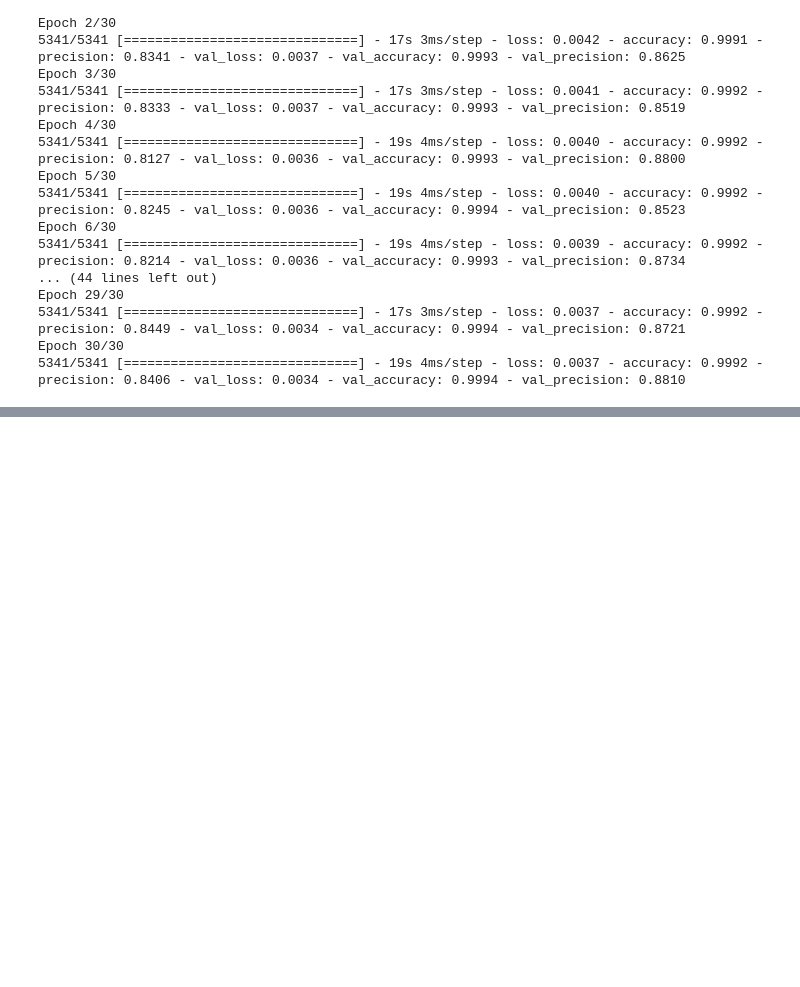
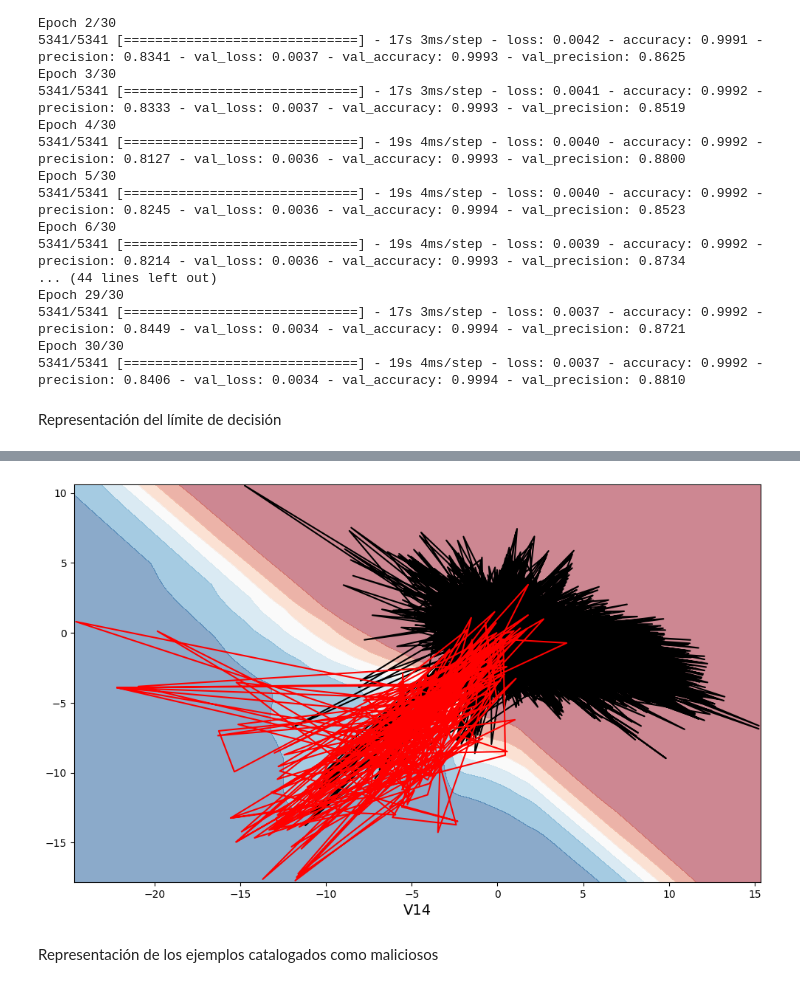
Before and after one commit to LuisPerdomo123/Inteligencia-Computacional, a Jupyter notebook: Classification_MLP_Caso_Practico_II.ipynb, the cells around one changed output, grey strips where cells are left out. Drawn from its saved outputs; the diff is of its cells as text; code cells hidden in the pictures; blank space fills up the shorter version.

```diff
--- a/Classification_MLP_Caso_Practico_II.ipynb
+++ b/Classification_MLP_Caso_Practico_II.ipynb
@@ -248,3 +248,28 @@ Epoch 29/30
 5341/5341 [==============================] - 17s 3ms/step - loss: 0.0037 - accuracy: 0.9992 - precision: 0.8449 - val_loss: 0.0034 - val_accuracy: 0.9994 - val_precision: 0.8721
 Epoch 30/30
 5341/5341 [==============================] - 19s 4ms/step - loss: 0.0037 - accuracy: 0.9992 - precision: 0.8406 - val_loss: 0.0034 - val_accuracy: 0.9994 - val_precision: 0.8810
+# %% [markdown]
+Representación del límite de decisión
+# %%
+def plot_ann_decision_boundary(X, y, model, steps=1000):
+  mins = X.min(axis=0) - 0.1
+  maxs = X.max(axis=0) + 0.1
+
+  xx, yy = np.meshgrid(np.linspace(mins[0], maxs[0], 1000),
+                       np.linspace(mins[1], maxs[1], 1000))
+
+  labels = model.predict(np.c_[xx.ravel(), yy.ravel()])
+  Z = labels.reshape(xx.shape)
+
+  plt.contourf(xx, yy, Z, cmap="RdBu", alpha=0.5)
+
+  plt.plot(X[:, 0][y==0], X[:, 1][y==0], 'k', markersize=2)
+  plt.plot(X[:, 0][y==1], X[:, 1][y==1], 'r', markersize=2)
+
+  plt.xlabel("V10", fontsize=14)
+  plt.xlabel("V14", fontsize=14)
+# %%
+plt.figure(figsize=(12, 7))
+plot_ann_decision_boundary(X_train_reduced.values, y_train, model)
+plt.show()
+# %% [output]
@@ -250,0 +277,3 @@ Epoch 30/30
+[figure, added]
+# %% [markdown]
+Representación de los ejemplos catalogados como maliciosos
```
Also changed, not shown: parts of 6 cells of this notebook.
